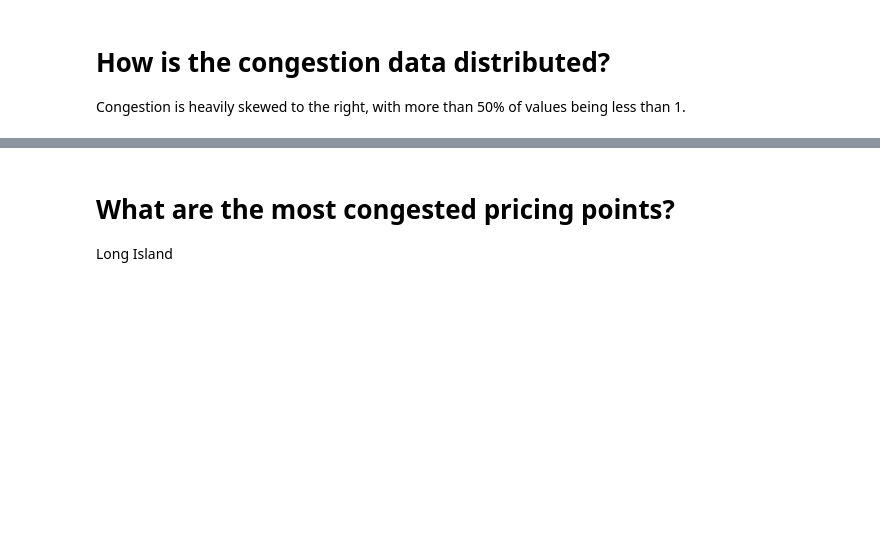
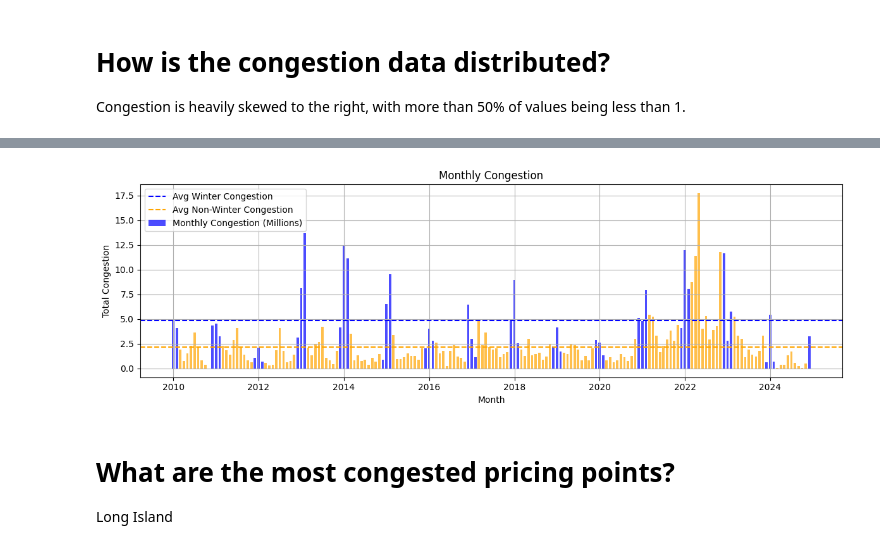
Before and after one commit to hankehly/adhoc-energy-analytics, a Jupyter notebook: notebooks/202506141626_eda.ipynb, the cells around one changed output, grey strips where cells are left out. Saved outputs shown, nothing was run; the diff lists cells and outputs as text; code cells hidden in the pictures; blank space fills up the shorter version.

```diff
--- a/notebooks/202506141626_eda.ipynb
+++ b/notebooks/202506141626_eda.ipynb
@@ -396,20 +354,0 @@ It looks like congestion in 2024 occurred most frequently in the summer and wint
-# %%
-# total congestion by year-month
-monthly_yearly = (
-    df.groupby([df["Interval Start"].dt.year, df["Interval Start"].dt.month])[
-        "Congestion"
-    ]
-    .sum()
-    .unstack(level=0)
-)
-
-# label the index with month names
-monthly_yearly.index = [calendar.month_name[m] for m in monthly_yearly.index]
-
-fig, ax = plt.subplots(figsize=(10, 5))
-monthly_yearly.plot(kind="bar", ax=ax, width=0.8)
-ax.set_title("Total Congestion per Month by Year")
-ax.set_ylabel("Total Congestion")
-plt.legend(title="Year")
-plt.tight_layout()
-plt.show()
@@ -495,0 +393,60 @@ pd.Series(perm_diffs).plot(kind="hist", bins=50, density=True, alpha=0.5)
+# %%
+def plot_monthly_congestion(data, title, winter_months):
+    """
+    Plots monthly congestion with winter and non-winter averages.
+
+    Parameters:
+        data (pd.DataFrame): The DataFrame containing congestion data.
+        title (str): The title for the plot.
+        avg_winter (float): Average winter congestion.
+        avg_non_winter (float): Average non-winter congestion.
+        winter_months (list): List of winter months (e.g., [12, 1, 2]).
+    """
+    monthly_avg_congestion = (
+        data.groupby(data.Time.dt.to_period("M"))["Congestion"].sum() / 1_000_000
+    )  # Convert to millions
+    fig, ax = plt.subplots(figsize=(12, 4))
+
+    ax.bar(
+        monthly_avg_congestion.index.to_timestamp(),
+        monthly_avg_congestion.values,
+        color=[
+            "blue" if m in winter_months else "orange"
+            for m in monthly_avg_congestion.index.month
+        ],
+        label="Monthly Congestion (Millions)",
+        alpha=0.7,
+        width=20,
+    )
+
+    avg_winter = monthly_avg_congestion[
+        monthly_avg_congestion.index.month.isin(winter_months)
+    ].mean()
+    avg_non_winter = monthly_avg_congestion[
+        ~monthly_avg_congestion.index.month.isin(winter_months)
+    ].mean()
+
+    print(f"Average Winter Congestion: {avg_winter:.2f} million")
+    print(f"Average Non-Winter Congestion: {avg_non_winter:.2f} million")
+
+    ax.axhline(
+        avg_winter, color="blue", linestyle="dashed", label="Avg Winter Congestion"
+    )
+    ax.axhline(
+        avg_non_winter,
+        color="orange",
+        linestyle="dashed",
+        label="Avg Non-Winter Congestion",
+    )
+    ax.set_title(title)
+    ax.set_xlabel("Month")
+    ax.set_ylabel("Total Congestion")
+    ax.legend()
+    ax.grid()
+    plt.tight_layout()
+    plt.show()
+
+
+winter_months = [12, 1, 2]  # December, January, February
+plot_monthly_congestion(df, "Monthly Congestion", winter_months)
+# %% [output]
@@ -496,3 +455,4 @@ pd.Series(perm_diffs).plot(kind="hist", bins=50, density=True, alpha=0.5)
+[figure, added]
 # %% [markdown]
 # What are the most congested pricing points?
 
```
Also changed, not shown: parts of 20 cells of this notebook.
